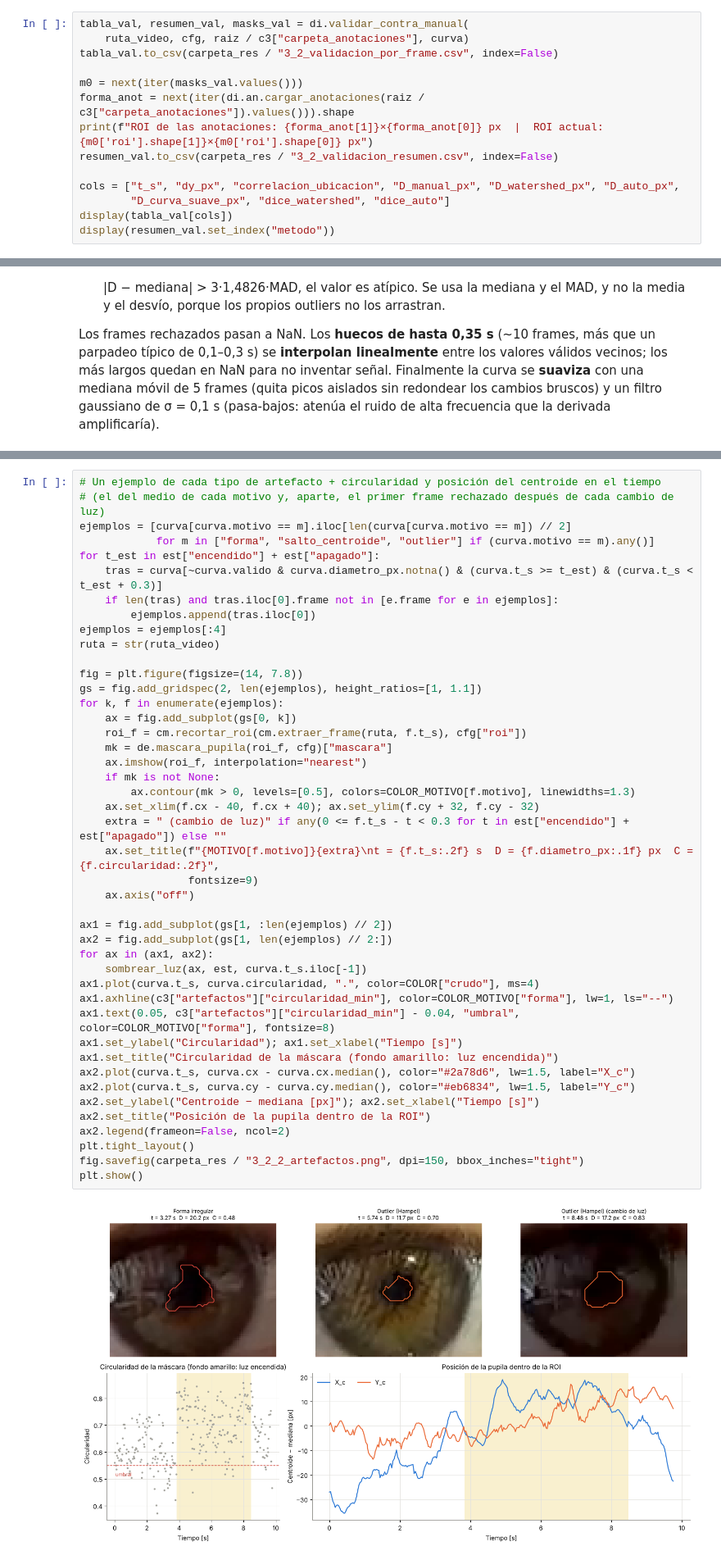
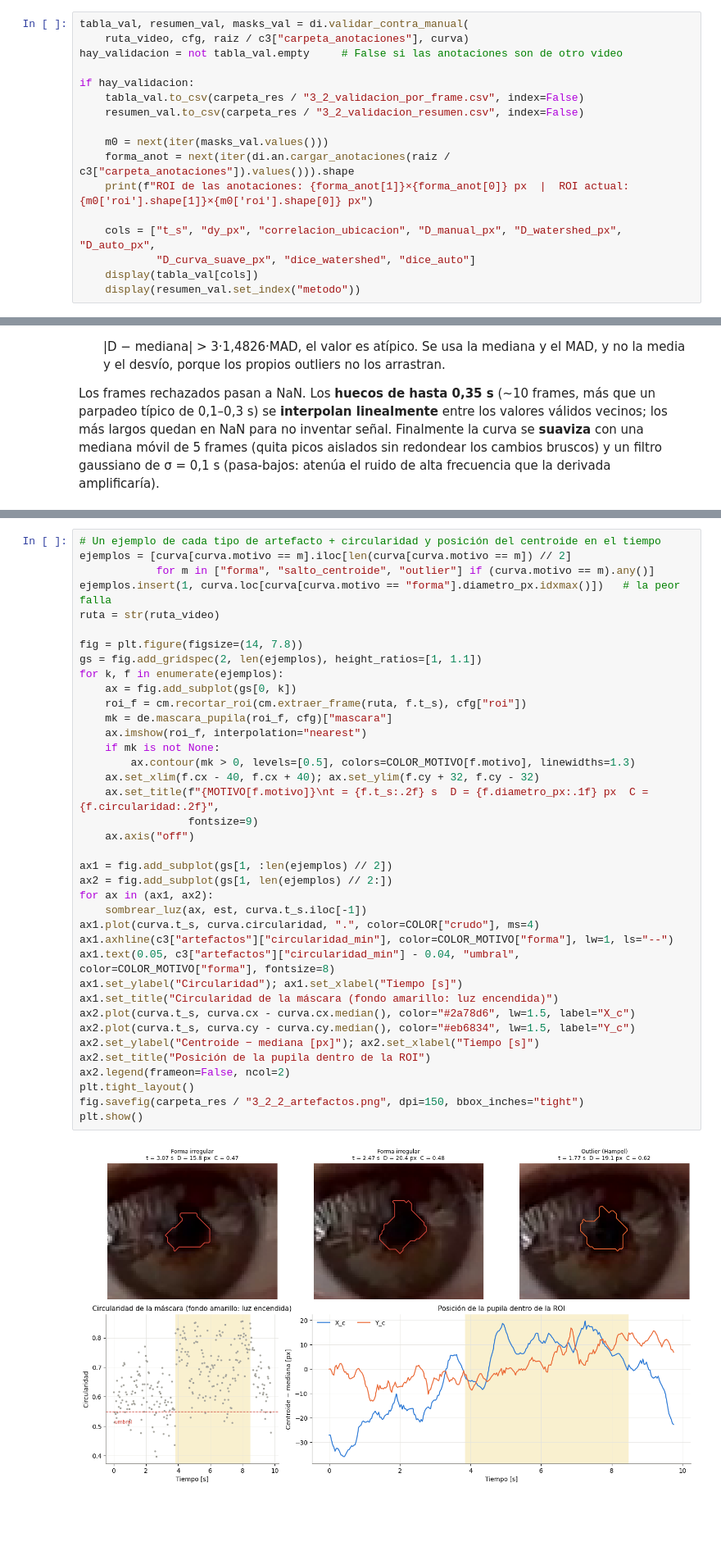
Before and after one commit to suthurralt/Guia-de-imagenes-biomedicas-G9-PSIB, a Jupyter notebook: notebooks/03_2_video_curva_temporal.ipynb, the cells around one changed output, grey strips where cells are left out. Shown at 82% size. Saved outputs shown, nothing was run; the diff lists cells and outputs as text; blank space fills up the shorter version.

```diff
--- a/notebooks/03_2_video_curva_temporal.ipynb
+++ b/notebooks/03_2_video_curva_temporal.ipynb
@@ -96,17 +96,20 @@ Las anotaciones del Módulo 2 se guardaron en coordenadas de la ROI que había e
 # %%
 tabla_val, resumen_val, masks_val = di.validar_contra_manual(
     ruta_video, cfg, raiz / c3["carpeta_anotaciones"], curva)
-tabla_val.to_csv(carpeta_res / "3_2_validacion_por_frame.csv", index=False)
+hay_validacion = not tabla_val.empty     # False si las anotaciones son de otro video
 
-m0 = next(iter(masks_val.values()))
-forma_anot = next(iter(di.an.cargar_anotaciones(raiz / c3["carpeta_anotaciones"]).values())).shape
-print(f"ROI de las anotaciones: {forma_anot[1]}×{forma_anot[0]} px  |  ROI actual: {m0['roi'].shape[1]}×{m0['roi'].shape[0]} px")
-resumen_val.to_csv(carpeta_res / "3_2_validacion_resumen.csv", index=False)
+if hay_validacion:
+    tabla_val.to_csv(carpeta_res / "3_2_validacion_por_frame.csv", index=False)
+    resumen_val.to_csv(carpeta_res / "3_2_validacion_resumen.csv", index=False)
 
-cols = ["t_s", "dy_px", "correlacion_ubicacion", "D_manual_px", "D_watershed_px", "D_auto_px",
-        "D_curva_suave_px", "dice_watershed", "dice_auto"]
-display(tabla_val[cols])
-display(resumen_val.set_index("metodo"))
+    m0 = next(iter(masks_val.values()))
+    forma_anot = next(iter(di.an.cargar_anotaciones(raiz / c3["carpeta_anotaciones"]).values())).shape
+    print(f"ROI de las anotaciones: {forma_anot[1]}×{forma_anot[0]} px  |  ROI actual: {m0['roi'].shape[1]}×{m0['roi'].shape[0]} px")
+
+    cols = ["t_s", "dy_px", "correlacion_ubicacion", "D_manual_px", "D_watershed_px", "D_auto_px",
+            "D_curva_suave_px", "dice_watershed", "dice_auto"]
+    display(tabla_val[cols])
+    display(resumen_val.set_index("metodo"))
 # %% [output]
 ROI de las anotaciones: 242×195 px  |  ROI actual: 242×134 px
 |  | t_s | dy_px | correlacion_ubicacion | D_manual_px | D_watershed_px | D_auto_px | D_curva_suave_px | ... |
@@ -208,47 +217,41 @@ Frames interpolados: 44  |  sin dato (huecos largos): 1
 # %%
 # Un ejemplo de cada tipo de artefacto + circularidad y posición del centroide en el tiempo
-# (el del medio de cada motivo y, aparte, el primer frame rechazado después de cada cambio de luz)
 ejemplos = [curva[curva.motivo == m].iloc[len(curva[curva.motivo == m]) // 2]
             for m in ["forma", "salto_centroide", "outlier"] if (curva.motivo == m).any()]
-for t_est in est["encendido"] + est["apagado"]:
-    tras = curva[~curva.valido & curva.diametro_px.notna() & (curva.t_s >= t_est) & (curva.t_s < t_est + 0.3)]
-    if len(tras) and tras.iloc[0].frame not in [e.frame for e in ejemplos]:
-        ejemplos.append(tras.iloc[0])
-ejemplos = ejemplos[:4]
+ejemplos.insert(1, curva.loc[curva[curva.motivo == "forma"].diametro_px.idxmax()])   # la peor falla
 ruta = str(ruta_video)
 
 fig = plt.figure(figsize=(14, 7.8))
 gs = fig.add_gridspec(2, len(ejemplos), height_ratios=[1, 1.1])
 for k, f in enumerate(ejemplos):
     ax = fig.add_subplot(gs[0, k])
     roi_f = cm.recortar_roi(cm.extraer_frame(ruta, f.t_s), cfg["roi"])
     mk = de.mascara_pupila(roi_f, cfg)["mascara"]
     ax.imshow(roi_f, interpolation="nearest")
     if mk is not None:
         ax.contour(mk > 0, levels=[0.5], colors=COLOR_MOTIVO[f.motivo], linewidths=1.3)
     ax.set_xlim(f.cx - 40, f.cx + 40); ax.set_ylim(f.cy + 32, f.cy - 32)
-    extra = " (cambio de luz)" if any(0 <= f.t_s - t < 0.3 for t in est["encendido"] + est["apagado"]) else ""
-    ax.set_title(f"{MOTIVO[f.motivo]}{extra}\nt = {f.t_s:.2f} s  D = {f.diametro_px:.1f} px  C = {f.circularidad:.2f}",
+    ax.set_title(f"{MOTIVO[f.motivo]}\nt = {f.t_s:.2f} s  D = {f.diametro_px:.1f} px  C = {f.circularidad:.2f}",
                  fontsize=9)
     ax.axis("off")
 
 ax1 = fig.add_subplot(gs[1, :len(ejemplos) // 2])
 ax2 = fig.add_subplot(gs[1, len(ejemplos) // 2:])
 for ax in (ax1, ax2):
     sombrear_luz(ax, est, curva.t_s.iloc[-1])
 ax1.plot(curva.t_s, curva.circularidad, ".", color=COLOR["crudo"], ms=4)
 ax1.axhline(c3["artefactos"]["circularidad_min"], color=COLOR_MOTIVO["forma"], lw=1, ls="--")
 ax1.text(0.05, c3["artefactos"]["circularidad_min"] - 0.04, "umbral", color=COLOR_MOTIVO["forma"], fontsize=8)
 ax1.set_ylabel("Circularidad"); ax1.set_xlabel("Tiempo [s]")
 ax1.set_title("Circularidad de la máscara (fondo amarillo: luz encendida)")
 ax2.plot(curva.t_s, curva.cx - curva.cx.median(), color="#2a78d6", lw=1.5, label="X_c")
 ax2.plot(curva.t_s, curva.cy - curva.cy.median(), color="#eb6834", lw=1.5, label="Y_c")
 ax2.set_ylabel("Centroide − mediana [px]"); ax2.set_xlabel("Tiempo [s]")
 ax2.set_title("Posición de la pupila dentro de la ROI")
 ax2.legend(frameon=False, ncol=2)
 plt.tight_layout()
 fig.savefig(carpeta_res / "3_2_2_artefactos.png", dpi=150, bbox_inches="tight")
 plt.show()
 # %% [output]
-[figure, old version]
+[figure, new version]
 # %% [markdown]
```
Also changed, not shown: parts of 18 cells of this notebook, 18 other files.
